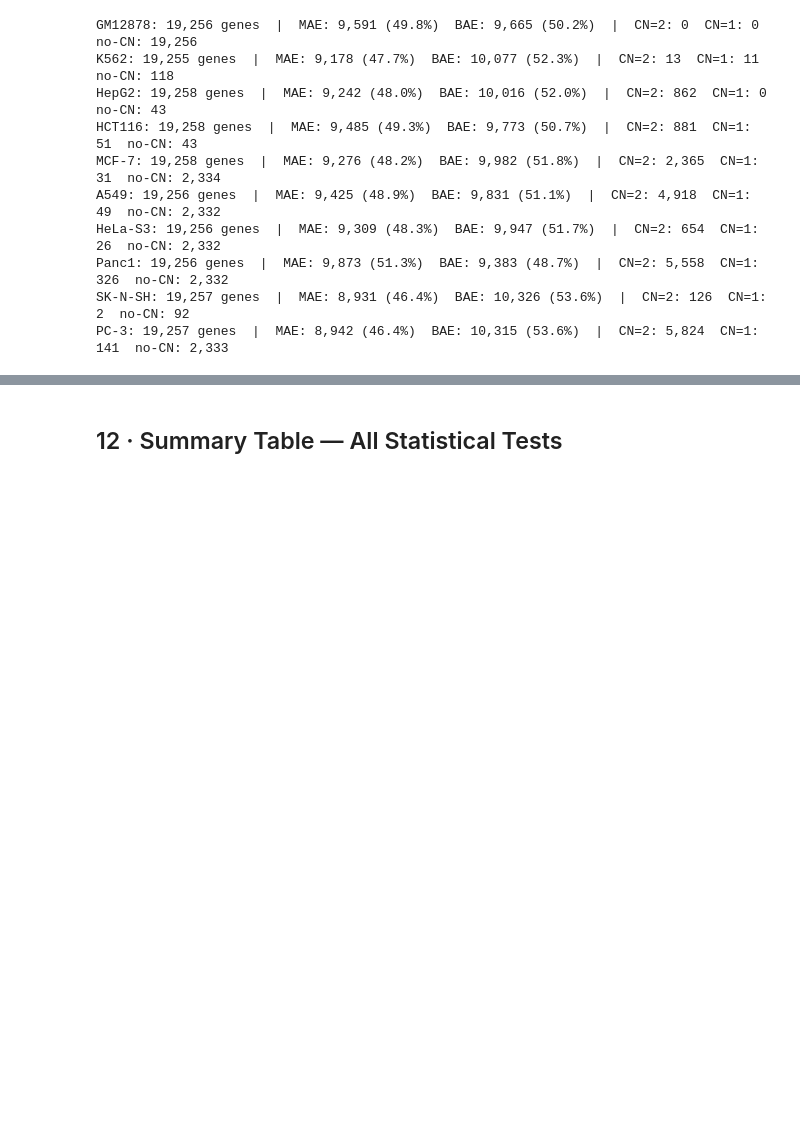
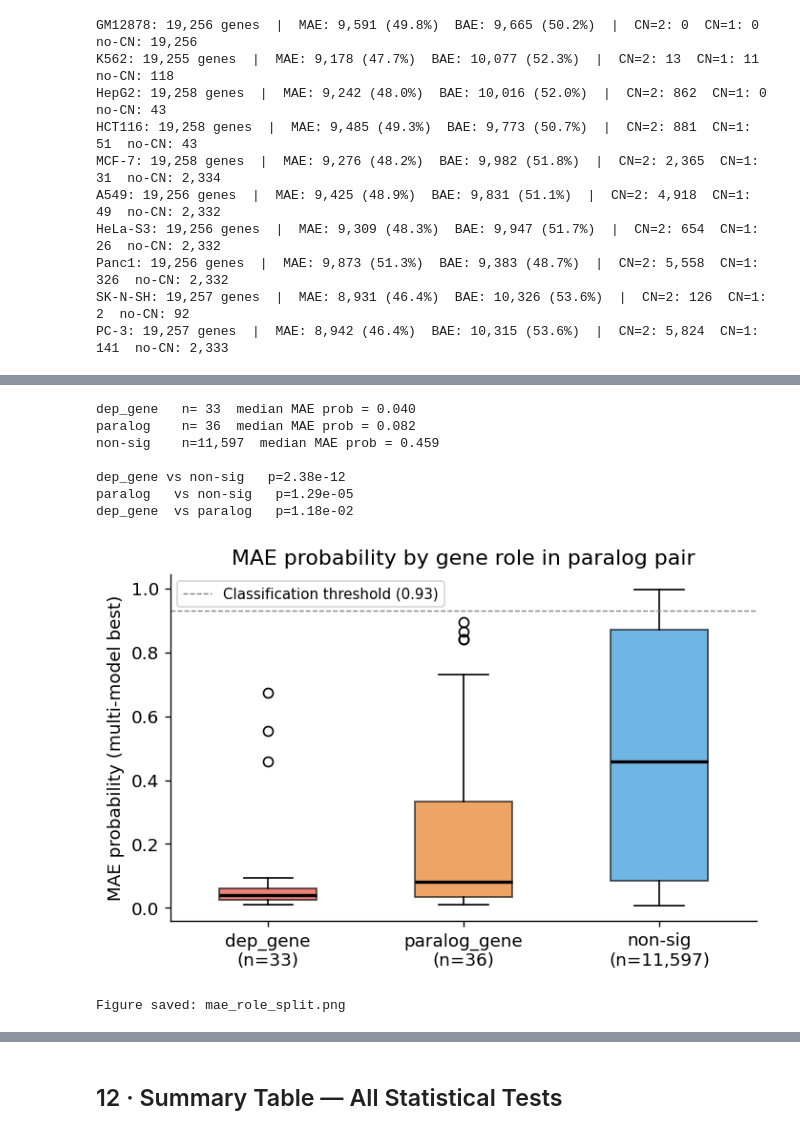
Before and after one commit to JonathanZhao222/Paralog-Difference, a Jupyter notebook: paralog_dependency_analysis.ipynb, the cells around one changed output, grey strips where cells are left out. Drawn from its saved outputs; the diff is of its cells as text; code cells hidden in the pictures; blank space fills up the shorter version.

Commit message:
mae model update

```diff
--- a/paralog_dependency_analysis.ipynb
+++ b/paralog_dependency_analysis.ipynb
@@ -1310,3 +1680,64 @@ PC-3: 19,257 genes  |  MAE: 8,942 (46.4%)  BAE: 10,315 (53.6%)  |  CN=2: 5,824
+# %%
+# ── dep_gene vs paralog_gene: separate MAE probability by role ───────────────
+# sig_pairs columns: gene_A = dep_gene (cancer dependency), gene_B = paralog_gene.
+# Test whether the BAE enrichment is asymmetric between roles.
+
+dep_genes_upper  = set(sig_pairs['gene_A'].str.upper())
+para_genes_upper = set(sig_pairs['gene_B'].str.upper())
+
+dep_probs  = [gene_to_mae_prob[g] for g in dep_genes_upper  if g in gene_to_mae_prob]
+para_probs = [gene_to_mae_prob[g] for g in para_genes_upper if g in gene_to_mae_prob]
+nsig_probs = [gene_to_mae_prob[g] for g in (
+    set(ns_pairs['gene_A'].str.upper()) | set(ns_pairs['gene_B'].str.upper())
+) if g in gene_to_mae_prob]
+
+print('dep_gene   n={:3d}  median MAE prob = {:.3f}'.format(len(dep_probs), np.median(dep_probs)))
+print('paralog    n={:3d}  median MAE prob = {:.3f}'.format(len(para_probs), np.median(para_probs)))
+print('non-sig    n={:,}  median MAE prob = {:.3f}'.format(len(nsig_probs), np.median(nsig_probs)))
+
+u1, p1 = mannwhitneyu(dep_probs,  nsig_probs, alternative='less')
+u2, p2 = mannwhitneyu(para_probs, nsig_probs, alternative='less')
+u3, p3 = mannwhitneyu(dep_probs,  para_probs, alternative='two-sided')
+
+print()
+print('dep_gene vs non-sig   p={:.2e}'.format(p1))
+print('paralog   vs non-sig   p={:.2e}'.format(p2))
+print('dep_gene  vs paralog   p={:.2e}'.format(p3))
+
+# ── Plot ─────────────────────────────────────────────────────────────────────
+fig, ax = plt.subplots(figsize=(6, 4))
+data    = [dep_probs, para_probs, nsig_probs]
+labels  = ['dep_gene\n(n={})'.format(len(dep_probs)),
+           'paralog_gene\n(n={})'.format(len(para_probs)),
+           'non-sig\n(n={:,})'.format(len(nsig_probs))]
+colors  = [SIG_COLOR, '#E67E22', NSIG_COLOR]
+
+bp = ax.boxplot(data, patch_artist=True, widths=0.5,
+                medianprops=dict(color='black', linewidth=2))
+for patch, c in zip(bp['boxes'], colors):
+    patch.set_facecolor(c); patch.set_alpha(0.7)
+
+ax.set_xticks([1, 2, 3]); ax.set_xticklabels(labels)
+ax.set_ylabel('MAE probability (multi-model best)')
+ax.set_title('MAE probability by gene role in paralog pair')
+if 'BEST_THR' in dir():
+    ax.axhline(BEST_THR, color='grey', linestyle='--', linewidth=0.8,
+               label='Classification threshold ({:.2f})'.format(BEST_THR))
+    ax.legend(fontsize=9)
+plt.tight_layout()
+plt.savefig('mae_role_split.png', dpi=150, bbox_inches='tight')
+plt.show()
+print('Figure saved: mae_role_split.png')
+# %% [output]
+dep_gene   n= 33  median MAE prob = 0.040
+paralog    n= 36  median MAE prob = 0.082
+non-sig    n=11,597  median MAE prob = 0.459
+
+dep_gene vs non-sig   p=2.38e-12
+paralog   vs non-sig   p=1.29e-05
+dep_gene  vs paralog   p=1.18e-02
+[figure, added]
+Figure saved: mae_role_split.png
 # %%
 # ── Compare each cell line vs GM12878 (baseline normal) ──────────────────────
 BASELINE = 'GM12878'
```
Also changed, not shown: parts of 12 cells of this notebook, 4 other files.
